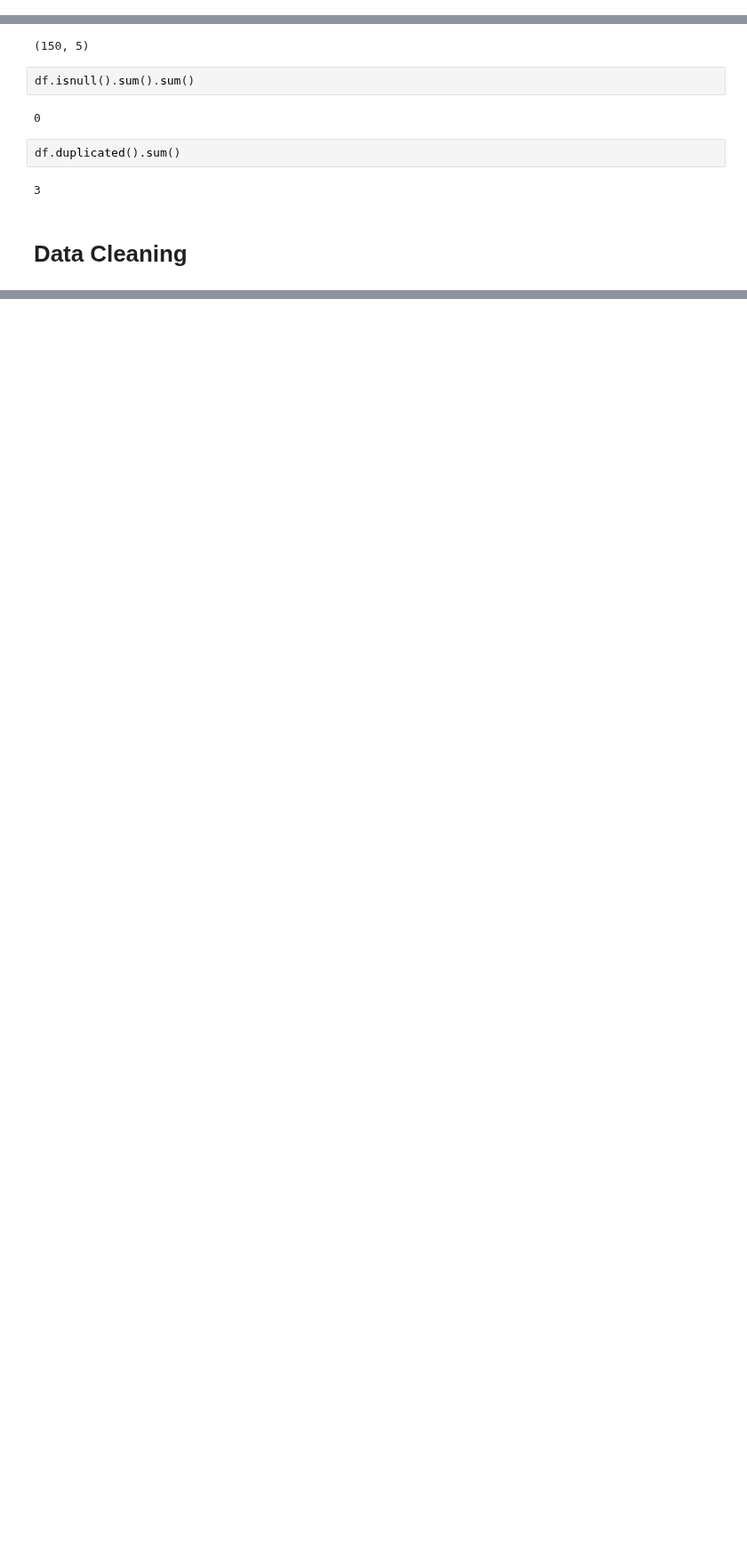
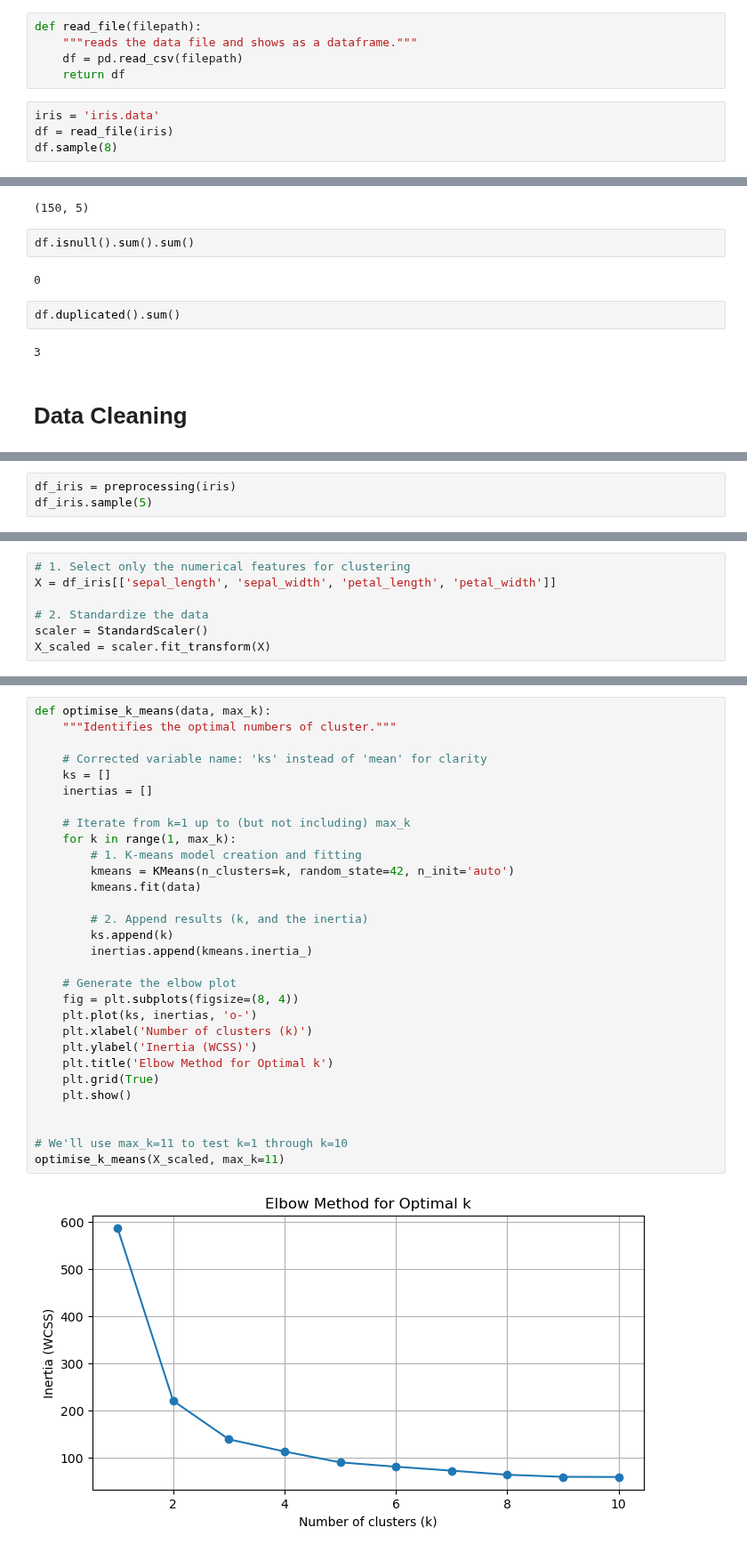
Before and after one commit to pakkapol-s/Data-Analysis-Projects, a Jupyter notebook: K-means/K-mean_iris.ipynb, the cells around one changed output, grey strips where cells are left out. Shown at 89% size. Cells and saved outputs as stored; diff of their text form; blank space fills up the shorter version.

```diff
--- a/K-means/K-mean_iris.ipynb
+++ b/K-means/K-mean_iris.ipynb
@@ -30,0 +19,9 @@ df.sample(10)
+# %%
+def read_file(filepath):
+    """reads the data file and shows as a dataframe."""
+    df = pd.read_csv(filepath)
+    return df
+# %%
+iris = 'iris.data'
+df = read_file(iris)
+df.sample(8)
@@ -73,0 +95,3 @@ def preprocessing(filepath):
+# %%
+df_iris = preprocessing(iris)
+df_iris.sample(5)
@@ -73,0 +110,7 @@ def preprocessing(filepath):
+# %%
+# 1. Select only the numerical features for clustering
+X = df_iris[['sepal_length', 'sepal_width', 'petal_length', 'petal_width']]
+
+# 2. Standardize the data
+scaler = StandardScaler()
+X_scaled = scaler.fit_transform(X)
@@ -73,0 +120,32 @@ def preprocessing(filepath):
+# %%
+def optimise_k_means(data, max_k):
+    """Identifies the optimal numbers of cluster."""
+
+    # Corrected variable name: 'ks' instead of 'mean' for clarity
+    ks = []
+    inertias = []
+
+    # Iterate from k=1 up to (but not including) max_k
+    for k in range(1, max_k):
+        # 1. K-means model creation and fitting
+        kmeans = KMeans(n_clusters=k, random_state=42, n_init='auto')
+        kmeans.fit(data)
+
+        # 2. Append results (k, and the inertia)
+        ks.append(k)
+        inertias.append(kmeans.inertia_)
+
+    # Generate the elbow plot
+    fig = plt.subplots(figsize=(8, 4))
+    plt.plot(ks, inertias, 'o-')
+    plt.xlabel('Number of clusters (k)')
+    plt.ylabel('Inertia (WCSS)')
+    plt.title('Elbow Method for Optimal k')
+    plt.grid(True)
+    plt.show()
+
+
+# We'll use max_k=11 to test k=1 through k=10
+optimise_k_means(X_scaled, max_k=11)
+# %% [output]
+[figure, added]
```
Also changed, not shown: parts of 8 cells of this notebook.
